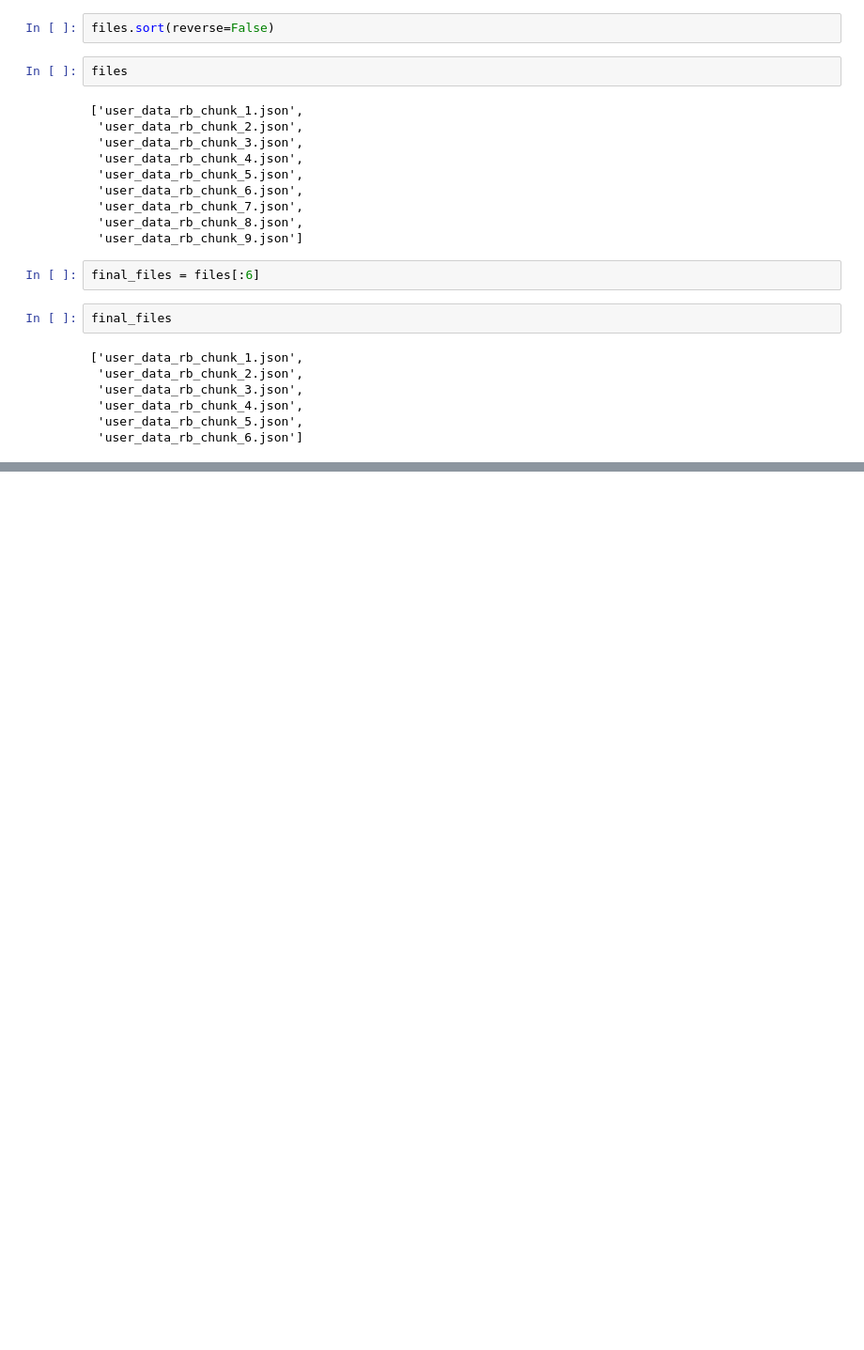
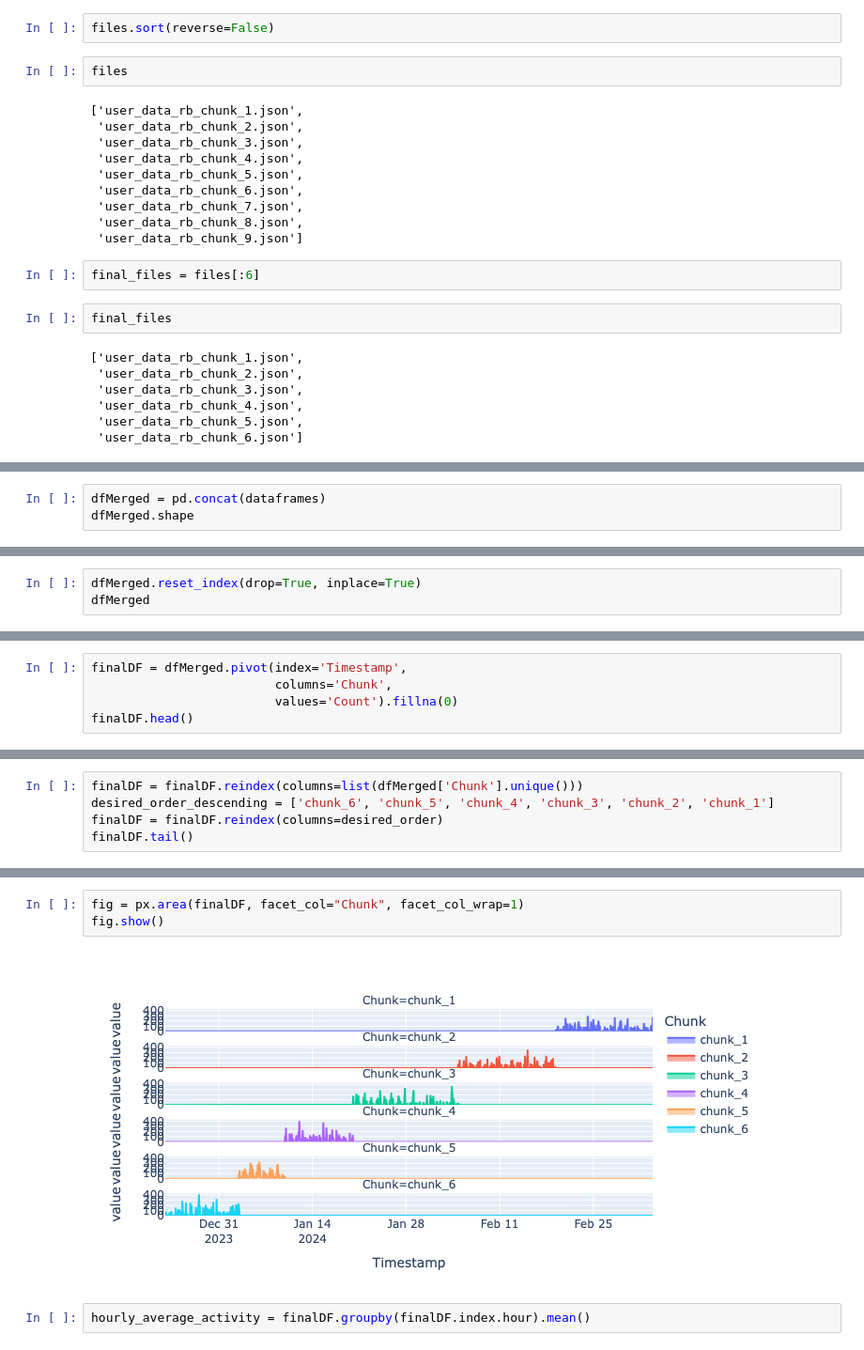
Before and after one commit to carolinejjung/tiktok-news-exposure, a Jupyter notebook: 2-collect-metadata-pyktok/timestamp_folder/time_stamp.ipynb, the cells around one changed output, grey strips where cells are left out. Shown at 94% size. Drawn from its saved outputs; the diff is of its cells as text; blank space fills up the shorter version.

```diff
--- a/2-collect-metadata-pyktok/timestamp_folder/time_stamp.ipynb
+++ b/2-collect-metadata-pyktok/timestamp_folder/time_stamp.ipynb
@@ -81,0 +301,3 @@ for filename in files:
+# %%
+dfMerged = pd.concat(dataframes)
+dfMerged.shape
@@ -81,0 +322,3 @@ for filename in files:
+# %%
+dfMerged.reset_index(drop=True, inplace=True)
+dfMerged
@@ -81,0 +339,5 @@ for filename in files:
+# %%
+finalDF = dfMerged.pivot(index='Timestamp',
+                         columns='Chunk',
+                         values='Count').fillna(0)
+finalDF.head()
@@ -81,0 +357,5 @@ for filename in files:
+# %%
+finalDF = finalDF.reindex(columns=list(dfMerged['Chunk'].unique()))
+desired_order_descending = ['chunk_6', 'chunk_5', 'chunk_4', 'chunk_3', 'chunk_2', 'chunk_1']
+finalDF = finalDF.reindex(columns=desired_order)
+finalDF.tail()
@@ -81,0 +383,7 @@ for filename in files:
+# %%
+fig = px.area(finalDF, facet_col="Chunk", facet_col_wrap=1)
+fig.show()
+# %% [output]
+[figure, added]
+# %%
+hourly_average_activity = finalDF.groupby(finalDF.index.hour).mean()
```
Also changed, not shown: parts of 31 cells of this notebook, 2 other files.
